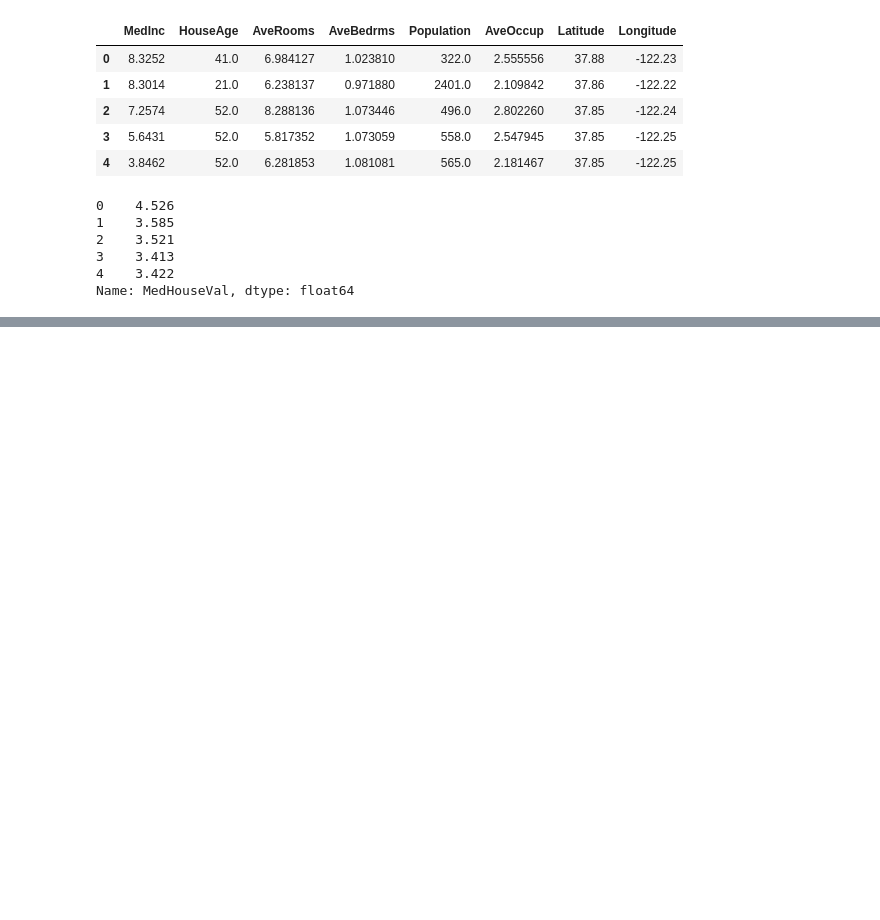
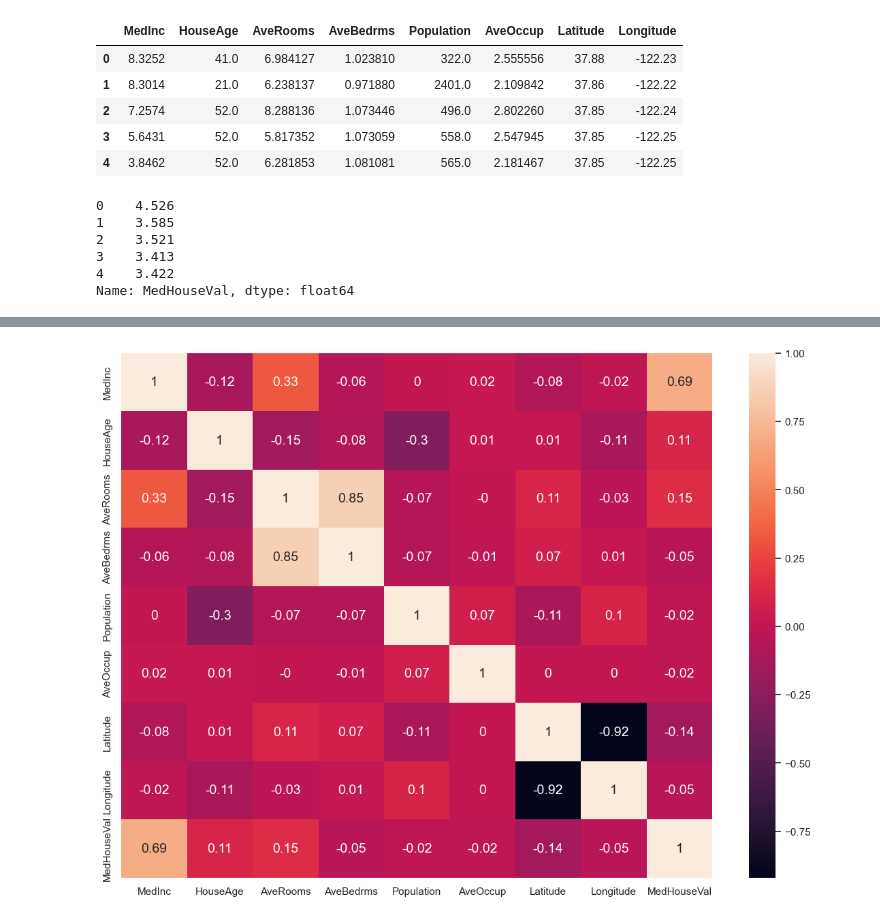
Before and after one commit to gusjrivas/MedHouseVal, a Jupyter notebook: MedHoudeVal.ipynb, the cells around one changed output, grey strips where cells are left out. Drawn from its saved outputs; the diff is of its cells as text; code cells hidden in the pictures; blank space fills up the shorter version.

```diff
--- a/MedHoudeVal.ipynb
+++ b/MedHoudeVal.ipynb
@@ -80,0 +106,8 @@ Name: MedHouseVal, dtype: float64
+# %%
+# podemos ver cuál es la relación entre los atributos y los atributos con el target
+plt.figure(figsize=(14, 10))
+correlacion_med_house_val = df_california.corr().round(2)
+sns.heatmap(data=correlacion_med_house_val, annot=True,annot_kws={"size":14})
+plt.show()
+# %% [output]
+[figure, added]
```
Also changed, not shown: parts of 3 cells of this notebook.
